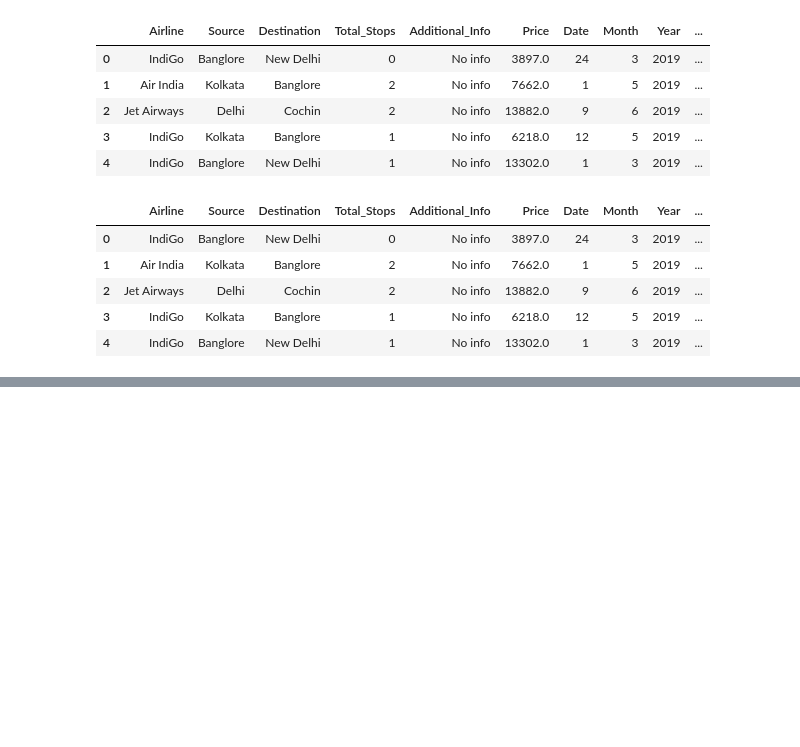
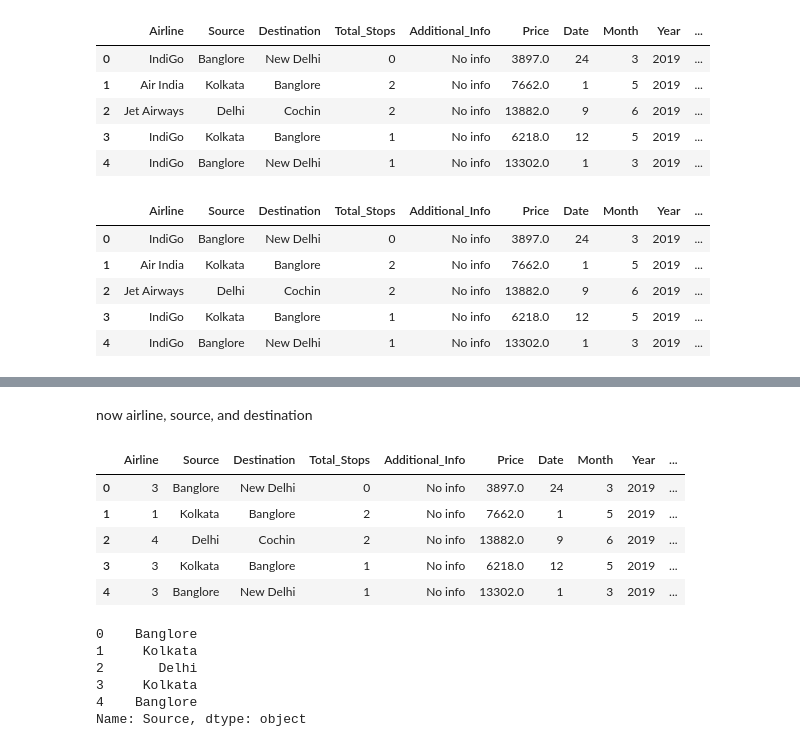
Before and after one commit to mayurimamdi/FlightPrediction, a Jupyter notebook: notebooks/Data.ipynb, the cells around one changed output, grey strips where cells are left out. Cells and saved outputs as stored; diff of their text form; code cells hidden in the pictures; blank space fills up the shorter version.

```diff
--- a/notebooks/Data.ipynb
+++ b/notebooks/Data.ipynb
@@ -548,0 +577,5 @@ df.head()
+# %%
+df.drop(2660, axis=0, inplace= True)
+# %%
+df['Duration hour']=df['Duration hour'].astype(int)
+df['Duration min']=df['Duration min'].astype(int)
@@ -548,0 +602,5 @@ df.head()
+# %% [markdown]
+now airline, source, and destination
+# %%
+from sklearn.preprocessing import LabelEncoder
+labelencoder=LabelEncoder()
@@ -548,0 +609,9 @@ df.head()
+# %%
+df.head()
+# %% [output]
+|  | Airline | Source | Destination | Total_Stops | Additional_Info | Price | Date | Month | Year | ... |
+| 0 | 3 | Banglore | New Delhi | 0 | No info | 3897.0 | 24 | 3 | 2019 | ... |
+| 1 | 1 | Kolkata | Banglore | 2 | No info | 7662.0 | 1 | 5 | 2019 | ... |
+| 2 | 4 | Delhi | Cochin | 2 | No info | 13882.0 | 9 | 6 | 2019 | ... |
+| 3 | 3 | Kolkata | Banglore | 1 | No info | 6218.0 | 12 | 5 | 2019 | ... |
+| 4 | 3 | Banglore | New Delhi | 1 | No info | 13302.0 | 1 | 3 | 2019 | ... |
@@ -548,0 +620,9 @@ df.head()
+# %%
+df['Source'].head()
+# %% [output]
+0    Banglore
+1     Kolkata
+2       Delhi
+3     Kolkata
+4    Banglore
+Name: Source, dtype: object
```
Also changed, not shown: parts of 33 cells of this notebook.
